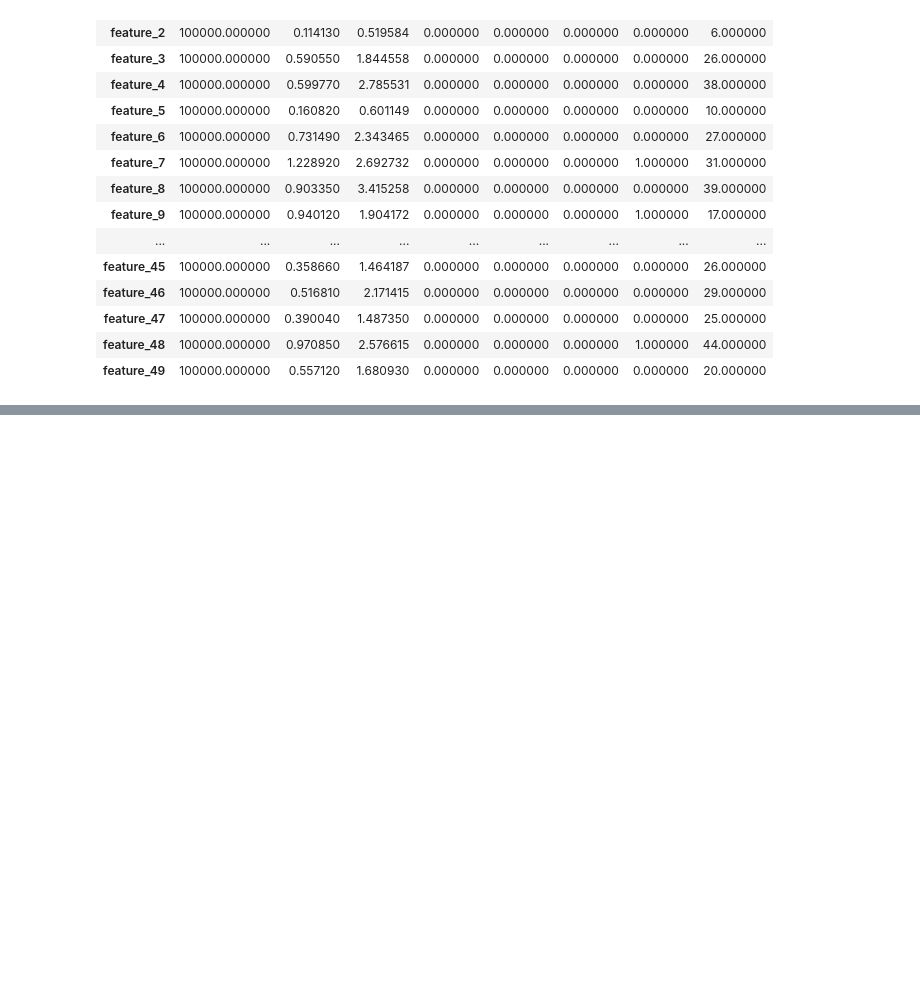
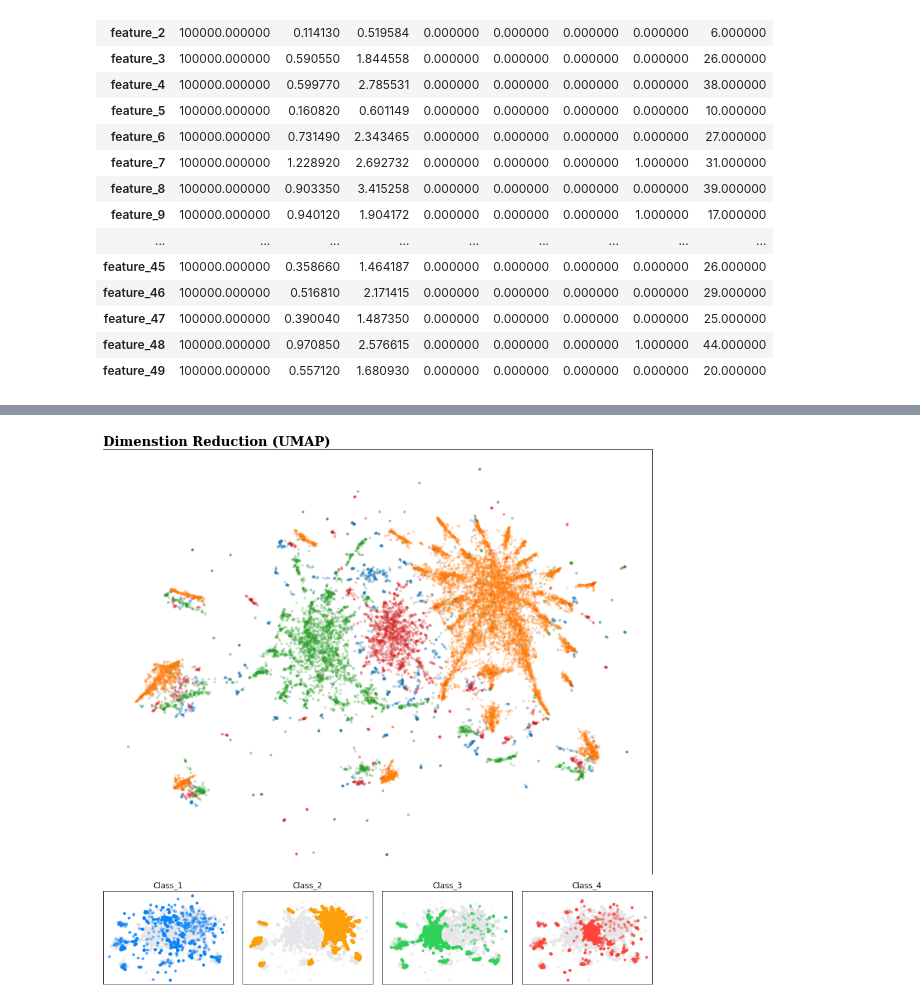
Before and after one commit to juan-ivan-NV/JI_Kaggle_Competitions, a Jupyter notebook: Tabular_Playground_Series/TPS_May_2021_H2O_PyCaret.ipynb, the cells around one changed output, grey strips where cells are left out. Saved outputs shown, nothing was run; the diff lists cells and outputs as text; code cells hidden in the pictures; blank space fills up the shorter version.

```diff
--- a/Tabular_Playground_Series/TPS_May_2021_H2O_PyCaret.ipynb
+++ b/Tabular_Playground_Series/TPS_May_2021_H2O_PyCaret.ipynb
@@ -80,0 +214,4 @@ plt.show()
+# %%
+r_dim_plot(dr)
+# %% [output]
+[figure, added]
```
Also changed, not shown: parts of 13 cells of this notebook.
